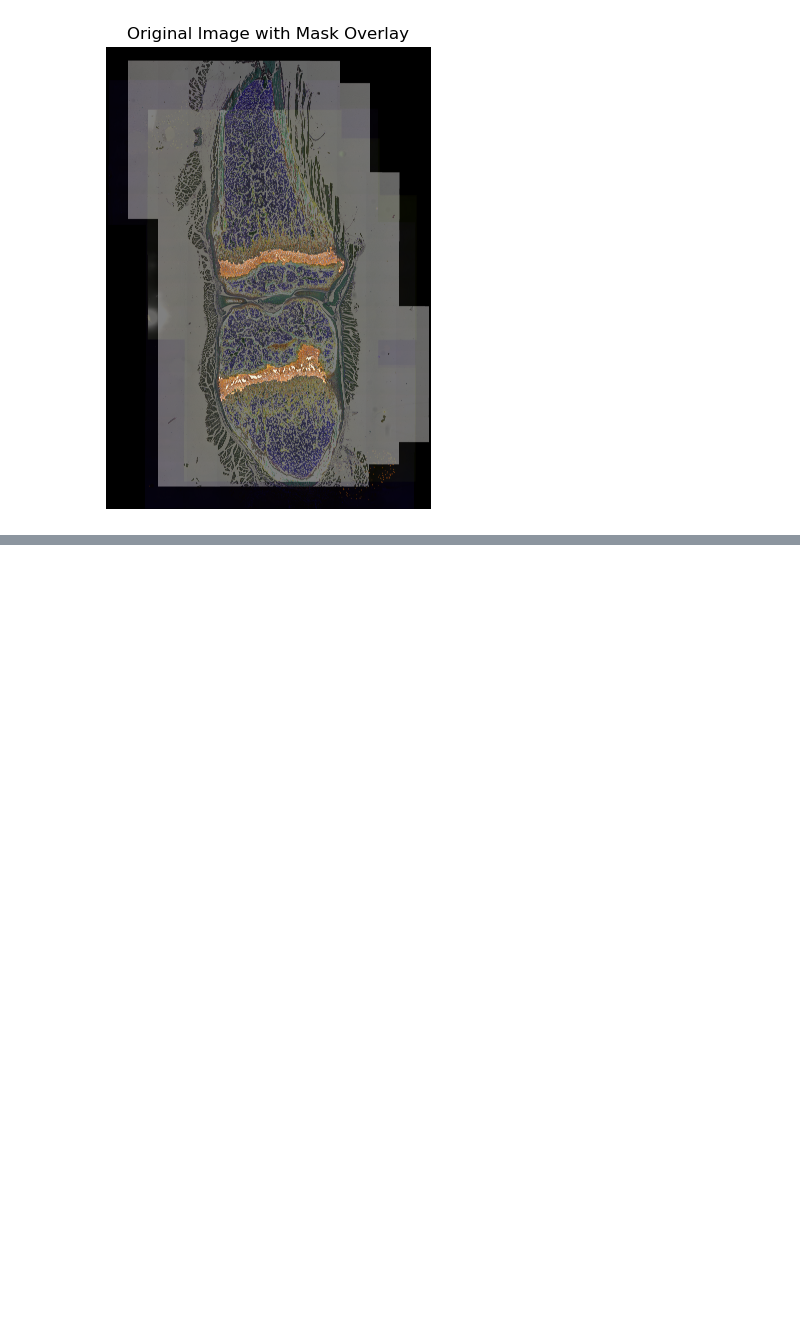
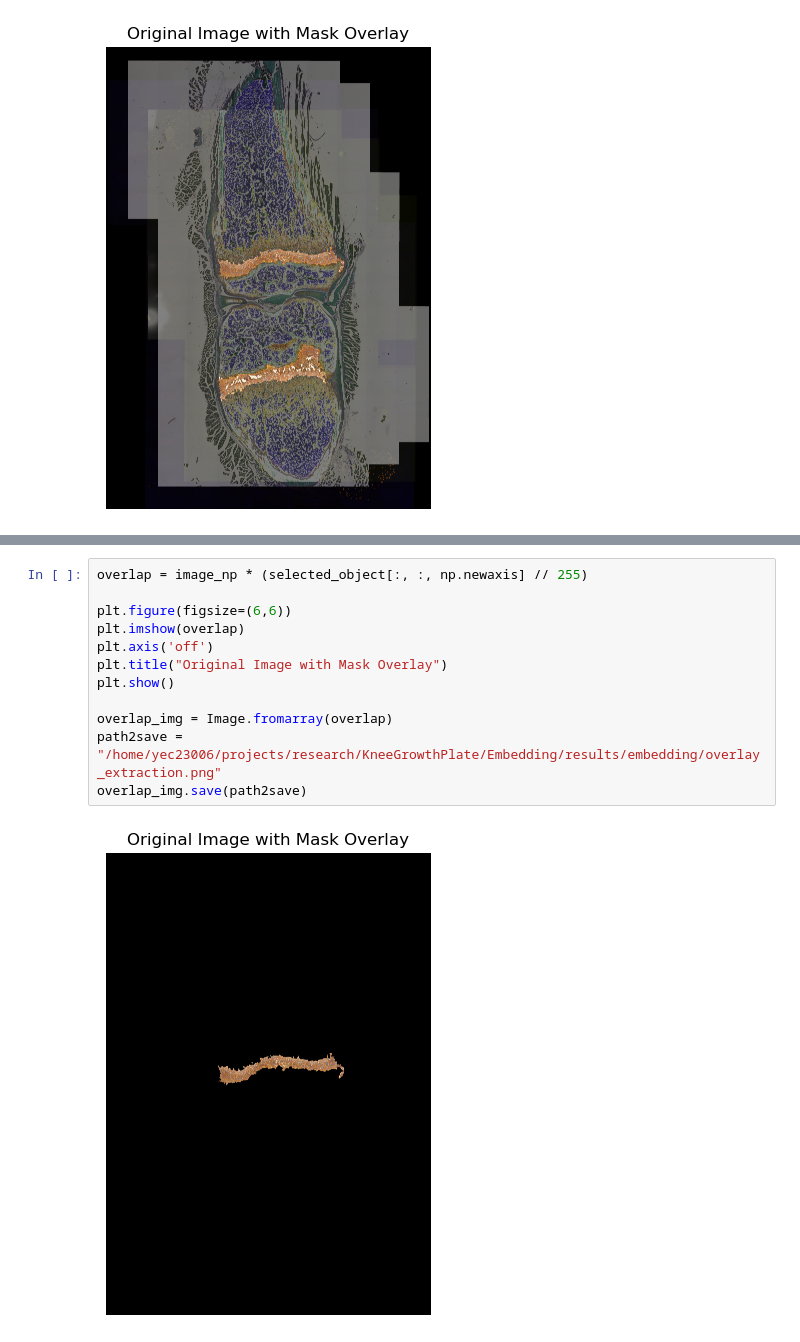
Before and after one commit to yeonsoo00/Knee-growth-plate-detection, a Jupyter notebook: Embedding/embedding.ipynb, the cells around one changed output, grey strips where cells are left out. Cells and saved outputs as stored; diff of their text form; blank space fills up the shorter version.

```diff
--- a/Embedding/embedding.ipynb
+++ b/Embedding/embedding.ipynb
@@ -455,0 +505,14 @@ overlay.save(path2save)
+# %%
+overlap = image_np * (selected_object[:, :, np.newaxis] // 255)
+
+plt.figure(figsize=(6,6))
+plt.imshow(overlap)
+plt.axis('off')
+plt.title("Original Image with Mask Overlay")
+plt.show()
+
+overlap_img = Image.fromarray(overlap)
+path2save = "/home/yec23006/projects/research/KneeGrowthPlate/Embedding/results/embedding/overlay_extraction.png"
+overlap_img.save(path2save)
+# %% [output]
+[figure, added]
```
Also changed, not shown: parts of 6 cells of this notebook.
